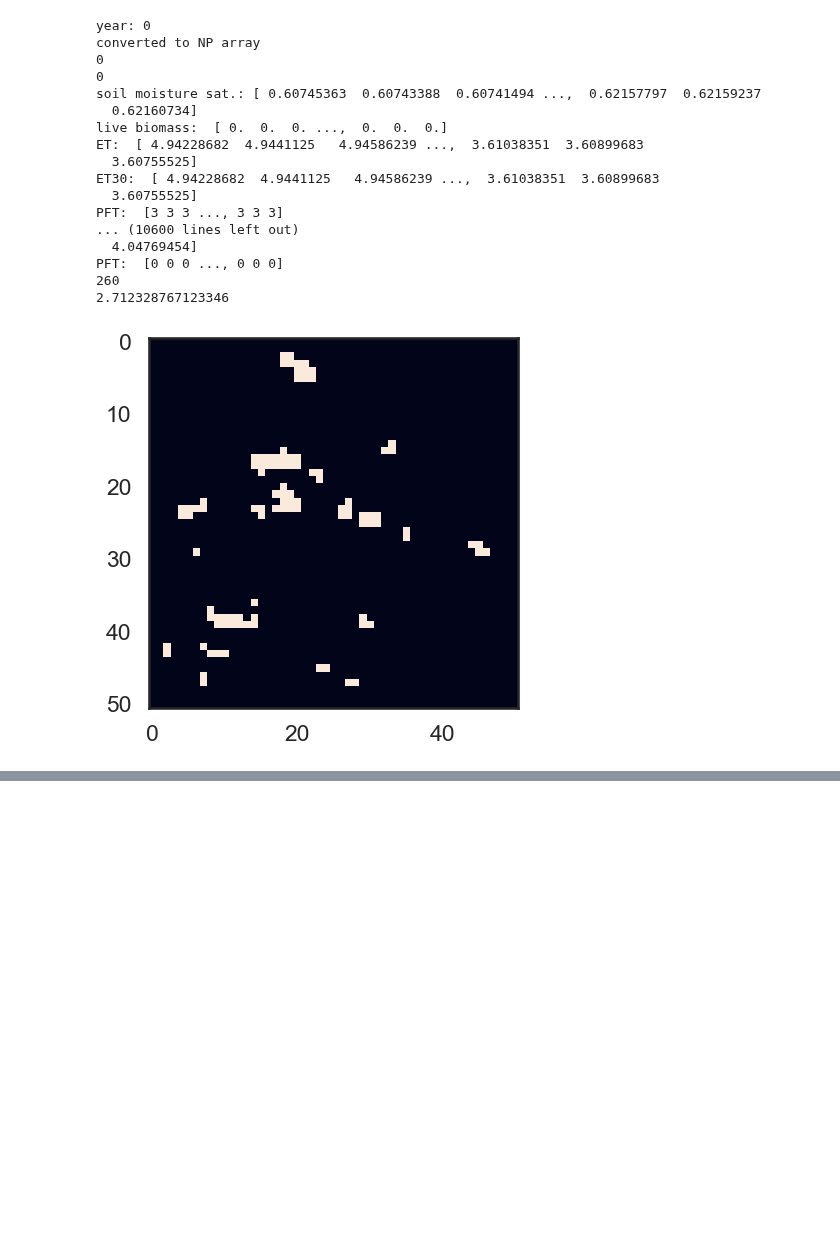
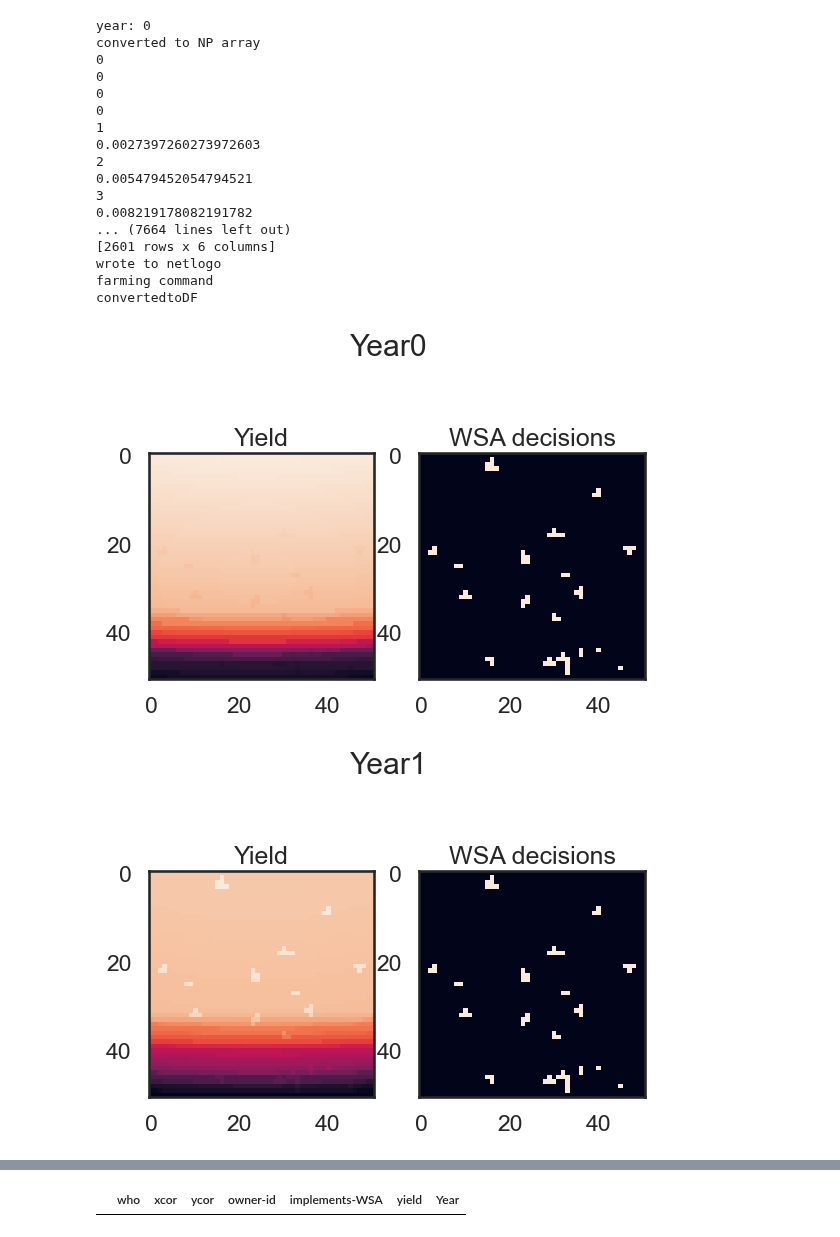
Before and after one commit to WylieMabel/TreesAndThat, a Jupyter notebook: LandLab_experiments/netlogoDriver.ipynb, the cells around one changed output, grey strips where cells are left out. Saved outputs shown, nothing was run; the diff lists cells and outputs as text; code cells hidden in the pictures; blank space fills up the shorter version.

```diff
--- a/LandLab_experiments/netlogoDriver.ipynb
+++ b/LandLab_experiments/netlogoDriver.ipynb
@@ -75,11 +75,9 @@ def convertWSAToNPArray(data):
 # %%
 def convertHydrologyToDF(hydrologyArray, data):
     # method converts the hydrology model output into a pandas dataframer
-    hydrologyDataTemp = np.reshape(hydrologyArray, (51,51))
-    flattenedArray = hydrologyDataTemp.flatten()
     # 2 is the placeholder to multiply the biomass to get yield
     hydrologyData = data.copy()
-    hydrologyData["yield"] = flattenedArray
+    hydrologyData["yield"] = hydrologyArray.reshape((2601,1))
     return hydrologyData
 # %%
 def fullModelRun(leadFarmers, desperation, jealousy, grace, fileSuffix, input_csv_path, no_of_years):
@@ -103,23 +101,32 @@ def fullModelRun(leadFarmers, desperation, jealousy, grace, fileSuffix, input_cs
 
     for year in range(0, no_of_years):
         print("year:", year)
-        # gets 3 lists of length 365 for the year of the simulation
-        avg_yr, maxi_yr, mini_yr = avg[year], maxi[year], mini[year]
 
         # converts the usingWSA bool for each field into an NP array
         WSA_array = convertWSAToNPArray(returnedData)
         WSA_records.append([WSA_array])
-        plt.imshow(WSA_array)
         print("converted to NP array")
 
         biomass_harvest, SM_canic_end = Ecohyd_model.stepper(WSA_array, avg[year], maxi[year], mini[year])
         #hydrologyOutput = hydrologyModelYear(WSA_array)
 
+        print(biomass_harvest)
 
+        fig, ax = plt.subplots(1, 2)
+        title_string = "Year" + str(year)
+        fig.suptitle(title_string)
+        ax[0].imshow(np.reshape(biomass_harvest,(51,51)))
+        ax[0].set_title("Yield")
+        ax[1].imshow(WSA_array)
+        ax[1].set_title("WSA decisions")
+
+        returnedData.sort_values(by=['ycor', 'xcor'], ascending=[False, True], inplace=True)
+        print(returnedData)
         # converts the updated yields to the dataframe
         hydrologyData = convertHydrologyToDF(biomass_harvest,returnedData)
         print("Converted output to df")
 
+        print(hydrologyData)
         # writes this new yield information to the netlogo implementation
         netlogo.write_NetLogo_attriblist(hydrologyData, "field")
         print("wrote to netlogo")
@@ -127,46 +134,47 @@ def fullModelRun(leadFarmers, desperation, jealousy, grace, fileSuffix, input_cs
         # runs one step of social model
         netlogo.command("farming-year")
         print("farming command")
 
         # converts field data to a df
         returnedData = reportsToDataFrame(netlogo)
         print("convertedtoDF")
 
         dataToRecord = returnedData.copy()
 
         dataToRecord["Year"] = year + 1
 
         # adds this years results to the dataframe
         baseFieldData = pd.concat([baseFieldData, dataToRecord], ignore_index=True)
 
-    return baseFieldData, WSA_records
+    return baseFieldData, WSA_records, biomass_harvest
 
 
 
 
 ## dummy hydrology model to test running
 def hydrologyModelYear(input):
     print("One year yield")
     return 100 * np.ones((51,51))
 
 # haven't got setup with globals actually working yet, manually change in the NetLogo Code
-baseFieldData, WSA_records = fullModelRun(20, 50, 50, 3, 2, "new_temp_data.csv", 4)
+baseFieldData, WSA_records, biomass_harvest = fullModelRun(20, 50, 50, 3, 2, "new_temp_data.csv", 10)
 # %% [output]
 year: 0
 converted to NP array
 0
 0
-soil moisture sat.: [ 0.60745363  0.60743388  0.60741494 ...,  0.62157797  0.62159237
-  0.62160734]
-live biomass:  [ 0.  0.  0. ...,  0.  0.  0.]
-ET:  [ 4.94228682  4.9441125   4.94586239 ...,  3.61038351  3.60899683
-  3.60755525]
-ET30:  [ 4.94228682  4.9441125   4.94586239 ...,  3.61038351  3.60899683
-  3.60755525]
-PFT:  [3 3 3 ..., 3 3 3]
-... (10600 lines left out)
-  4.04769454]
-PFT:  [0 0 0 ..., 0 0 0]
-260
-2.712328767123346
+0
+0
+1
+0.0027397260273972603
+2
+0.005479452054794521
+3
+0.008219178082191782
+... (7664 lines left out)
+[2601 rows x 6 columns]
+wrote to netlogo
+farming command
+convertedtoDF
-[figure, old version]
+[figure, new version]
+[figure, added]
@@ -172,0 +189,4 @@ PFT:  [0 0 0 ..., 0 0 0]
+# %%
+baseFieldData.loc[(baseFieldData["implements-WSA"] == 0) & (baseFieldData["Year"] == 3) & (baseFieldData["yield"] > 30)]
+# %% [output]
+|  | who | xcor | ycor | owner-id | implements-WSA | yield | Year |
```
Also changed, not shown: parts of 8 cells of this notebook, 3 other files.
